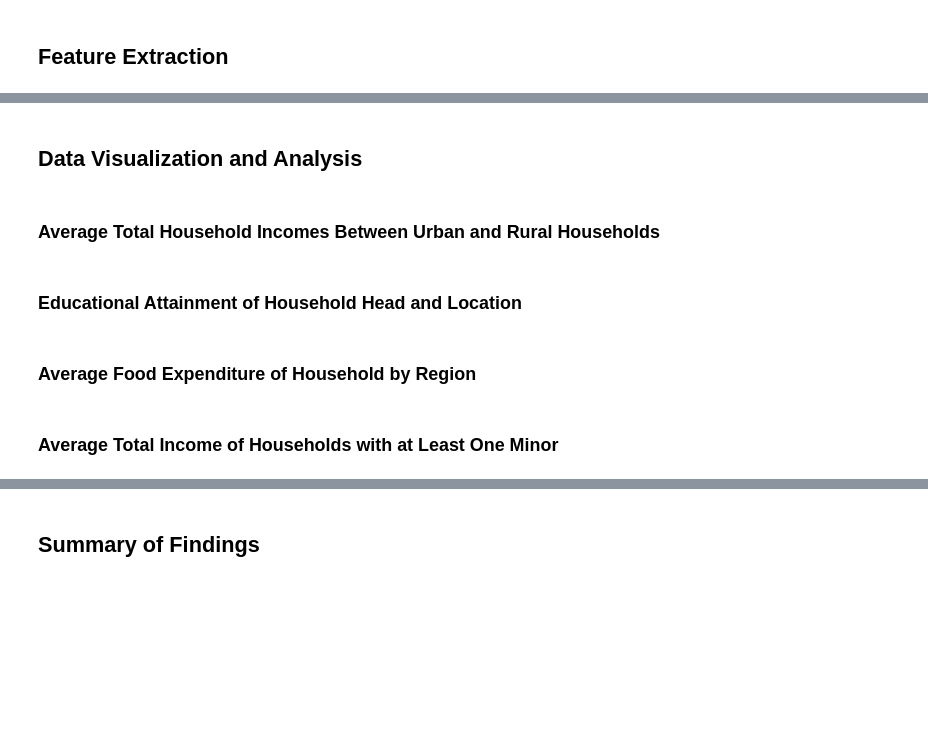
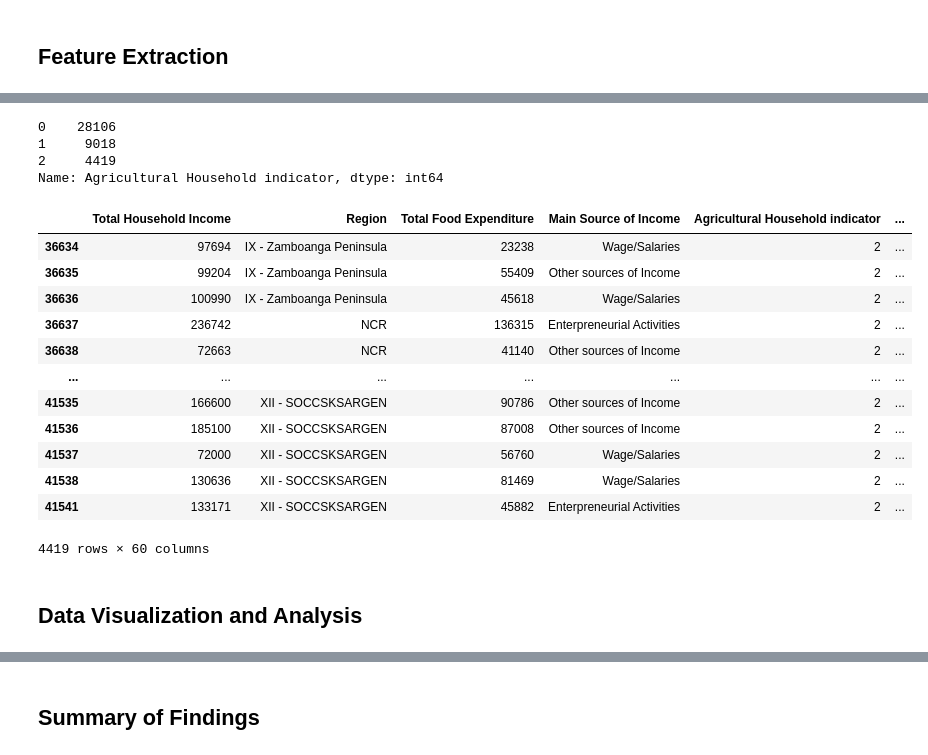
Before and after one commit to azrielortega/DATA100-Final-Project, a Jupyter notebook: Final Project.ipynb, the cells around one changed output, grey strips where cells are left out. Saved outputs shown, nothing was run; the diff lists cells and outputs as text; code cells hidden in the pictures; blank space fills up the shorter version.

```diff
--- a/Final Project.ipynb
+++ b/Final Project.ipynb
@@ -507,10 +484,27 @@ df_rural_income = income_df['Total Household Income'] !=
+# %%
+### Are there supposed to be 2s here?
+income_df['Agricultural Household indicator'].value_counts()
+# %% [output]
+0    28106
+1     9018
+2     4419
+Name: Agricultural Household indicator, dtype: int64
+# %%
+### Here are the rows with 2s
+income_df.loc[income_df['Agricultural Household indicator'] == 2]
+# %% [output]
+|  | Total Household Income | Region | Total Food Expenditure | Main Source of Income | Agricultural Household indicator | ... |
+| 36634 | 97694 | IX - Zamboanga Peninsula | 23238 | Wage/Salaries | 2 | ... |
+| 36635 | 99204 | IX - Zamboanga Peninsula | 55409 | Other sources of Income | 2 | ... |
+| 36636 | 100990 | IX - Zamboanga Peninsula | 45618 | Wage/Salaries | 2 | ... |
+| 36637 | 236742 | NCR | 136315 | Enterpreneurial Activities | 2 | ... |
+| 36638 | 72663 | NCR | 41140 | Other sources of Income | 2 | ... |
+| ... | ... | ... | ... | ... | ... | ... |
+| 41535 | 166600 | XII - SOCCSKSARGEN | 90786 | Other sources of Income | 2 | ... |
+| 41536 | 185100 | XII - SOCCSKSARGEN | 87008 | Other sources of Income | 2 | ... |
+| 41537 | 72000 | XII - SOCCSKSARGEN | 56760 | Wage/Salaries | 2 | ... |
+| 41538 | 130636 | XII - SOCCSKSARGEN | 81469 | Wage/Salaries | 2 | ... |
+| 41541 | 133171 | XII - SOCCSKSARGEN | 45882 | Enterpreneurial Activities | 2 | ... |
+4419 rows × 60 columns
 # %% [markdown]
 ## Data Visualization and Analysis
-# %% [markdown]
-### Average Total Household Incomes Between Urban and Rural Households
-# %% [markdown]
-### Educational Attainment of Household Head and Location
-# %% [markdown]
-### Average Food Expenditure of Household by Region
-# %% [markdown]
-### Average Total Income of Households with at Least One Minor
```
Also changed, not shown: parts of 15 cells of this notebook.
